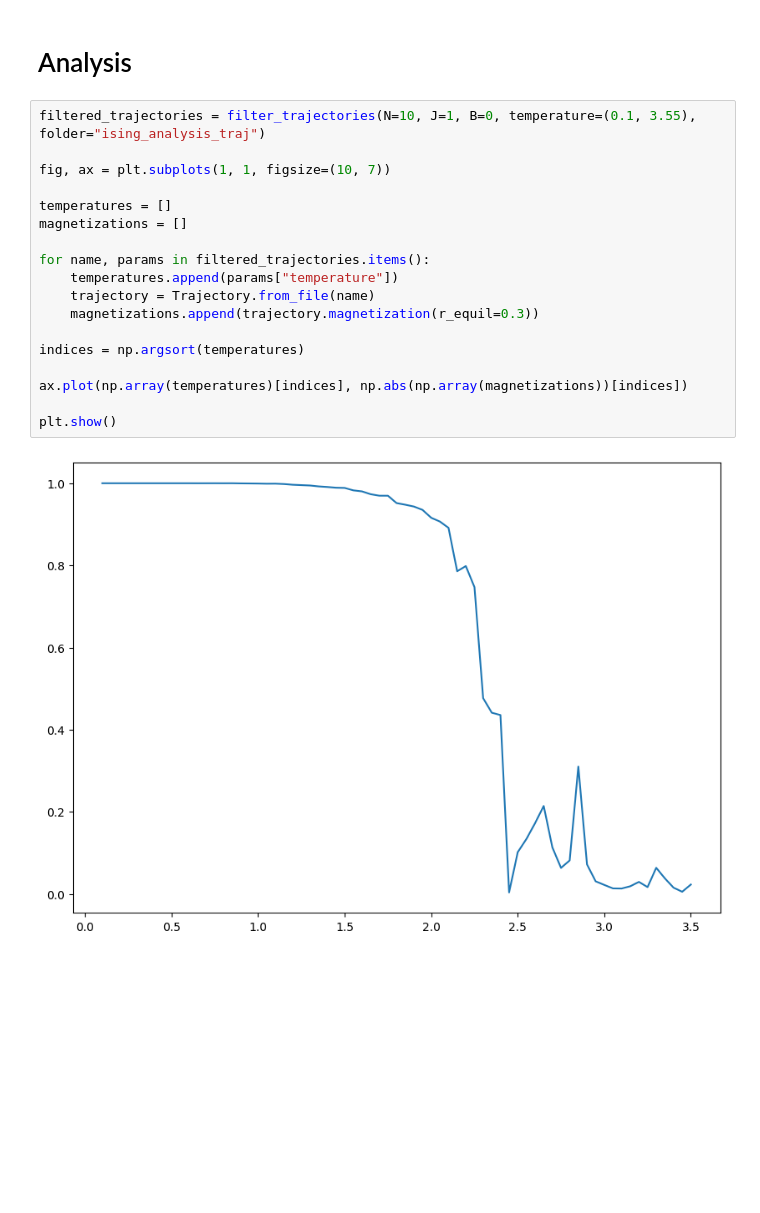
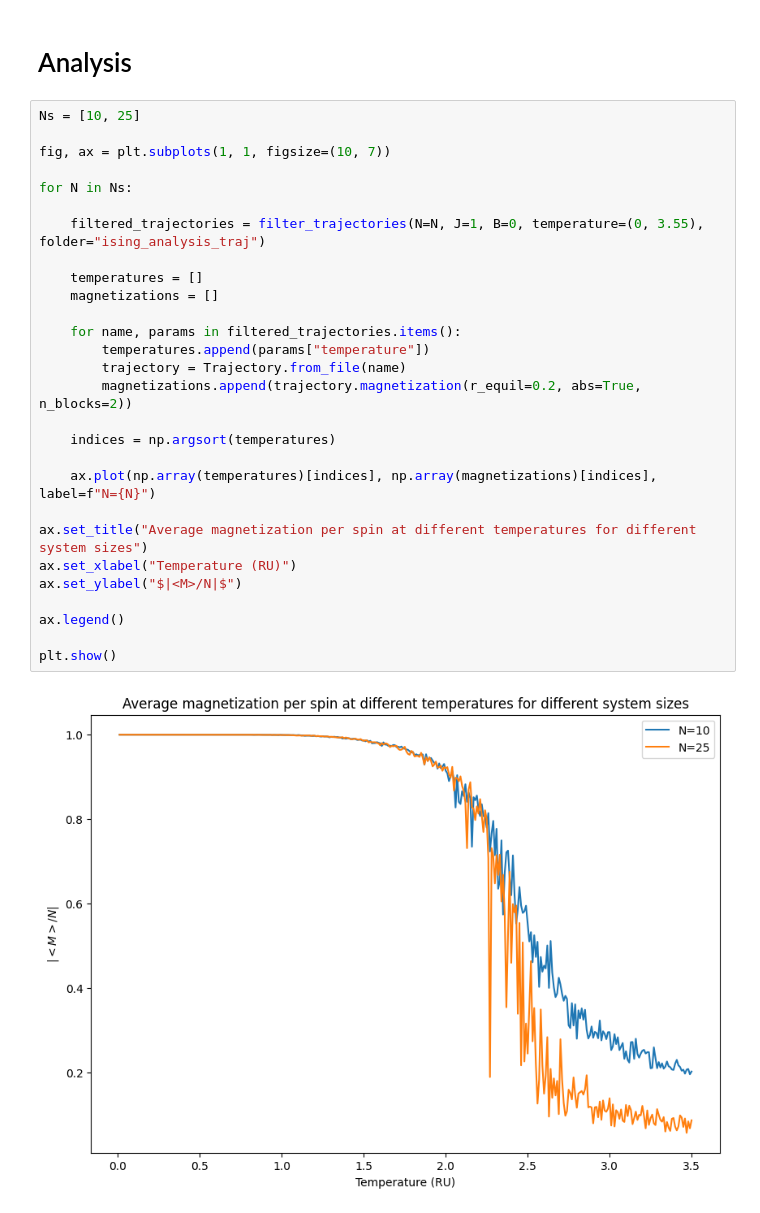
Before and after one commit to MaxNeg8/ml_ising, a Jupyter notebook: src/ising_analysis.ipynb, the cells around one changed output. Drawn from its saved outputs; the diff is of its cells as text; blank space fills up the shorter version.

Commit message:
Added simulation/analysis code

```diff
--- a/src/ising_analysis.ipynb
+++ b/src/ising_analysis.ipynb
@@ -17,22 +42,32 @@ for temperature in temperatures:
 # %% [markdown]
 # Analysis
 # %%
-filtered_trajectories = filter_trajectories(N=10, J=1, B=0, temperature=(0.1, 3.55), folder="ising_analysis_traj")
+Ns = [10, 25]
 
 fig, ax = plt.subplots(1, 1, figsize=(10, 7))
 
-temperatures = []
-magnetizations = []
+for N in Ns:
 
-for name, params in filtered_trajectories.items():
-    temperatures.append(params["temperature"])
-    trajectory = Trajectory.from_file(name)
-    magnetizations.append(trajectory.magnetization(r_equil=0.3))
+    filtered_trajectories = filter_trajectories(N=N, J=1, B=0, temperature=(0, 3.55), folder="ising_analysis_traj")
 
-indices = np.argsort(temperatures)
+    temperatures = []
+    magnetizations = []
 
-ax.plot(np.array(temperatures)[indices], np.abs(np.array(magnetizations))[indices])
+    for name, params in filtered_trajectories.items():
+        temperatures.append(params["temperature"])
+        trajectory = Trajectory.from_file(name)
+        magnetizations.append(trajectory.magnetization(r_equil=0.2, abs=True, n_blocks=2))
+
+    indices = np.argsort(temperatures)
+
+    ax.plot(np.array(temperatures)[indices], np.array(magnetizations)[indices], label=f"N={N}")
+
+ax.set_title("Average magnetization per spin at different temperatures for different system sizes")
+ax.set_xlabel("Temperature (RU)")
+ax.set_ylabel("$|<M>/N|$")
+
+ax.legend()
 
 plt.show()
 # %% [output]
-[figure, old version]
+[figure, new version]
```
Also changed, not shown: parts of 2 cells of this notebook.
